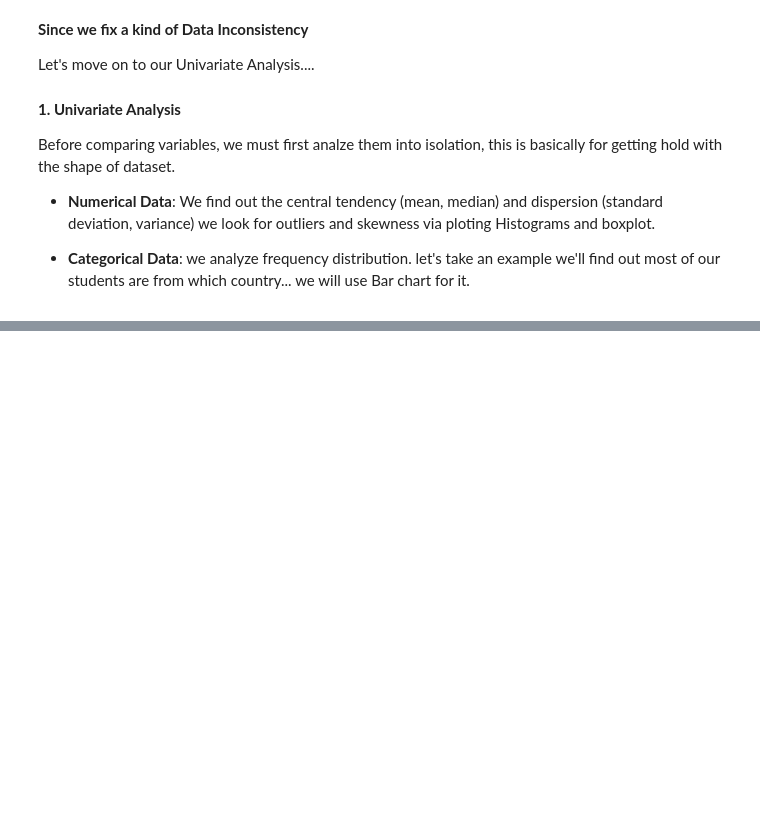
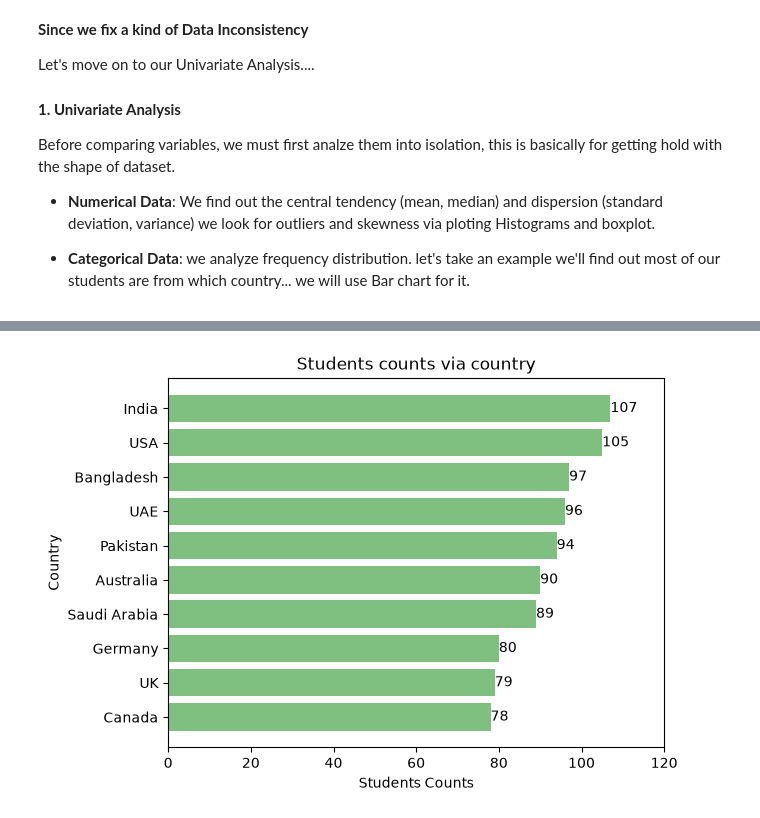
Before and after one commit to sohail-ansari0023/Becoming-A-Data-Analyst, a Jupyter notebook: Exploratory_Data_Analysis/Analytical_Notebooks/EDA_on_university_dataset.ipynb, the cells around one changed output, grey strips where cells are left out. Saved outputs shown, nothing was run; the diff lists cells and outputs as text; code cells hidden in the pictures; blank space fills up the shorter version.

```diff
--- a/Exploratory_Data_Analysis/Analytical_Notebooks/EDA_on_university_dataset.ipynb
+++ b/Exploratory_Data_Analysis/Analytical_Notebooks/EDA_on_university_dataset.ipynb
@@ -157,0 +196,3 @@ NameError: name 'sns' is not defined
+# %%
+student_count_via_country = uni_df['COUNTRY'].value_counts().sort_values(ascending=True) # India has the highest number students.
+student_count_via_country
@@ -157,0 +212,22 @@ NameError: name 'sns' is not defined
+# %%
+# Plot this too via matplotlib.
+
+fig, ax = plt.subplots()
+
+bar = ax.barh(
+    student_count_via_country.index,
+    student_count_via_country.values,
+    alpha=0.5,
+    color='green',
+    height=0.8
+)
+
+ax.set_title('Students counts via country')
+ax.set_xlabel('Students Counts')
+ax.set_ylabel('Country')
+
+ax.set_xlim(0, 120) # For shortning the lenght of the bar via increasing the range of x-axis.
+ax.bar_label(bar)
+plt.show()
+# %% [output]
+[figure, added]
```
Also changed, not shown: parts of 56 cells of this notebook.
